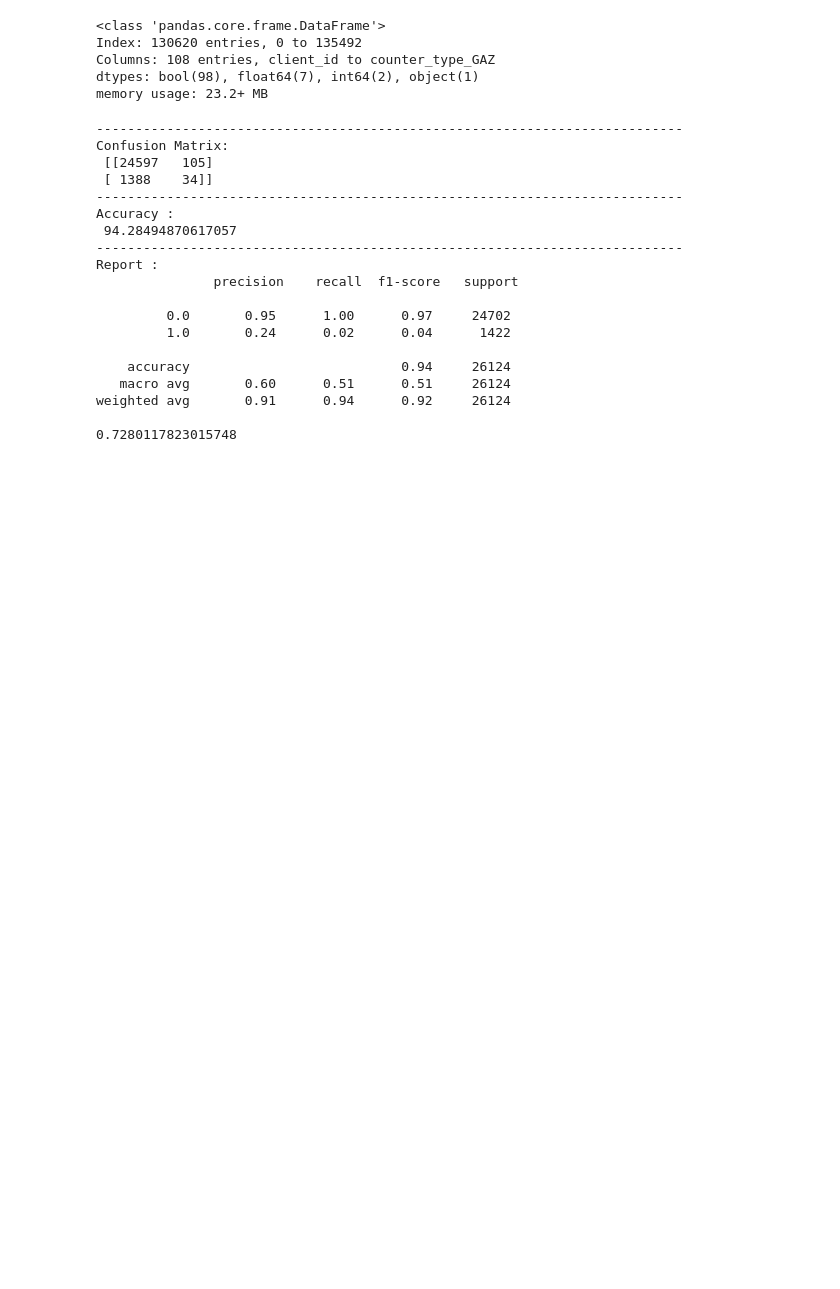
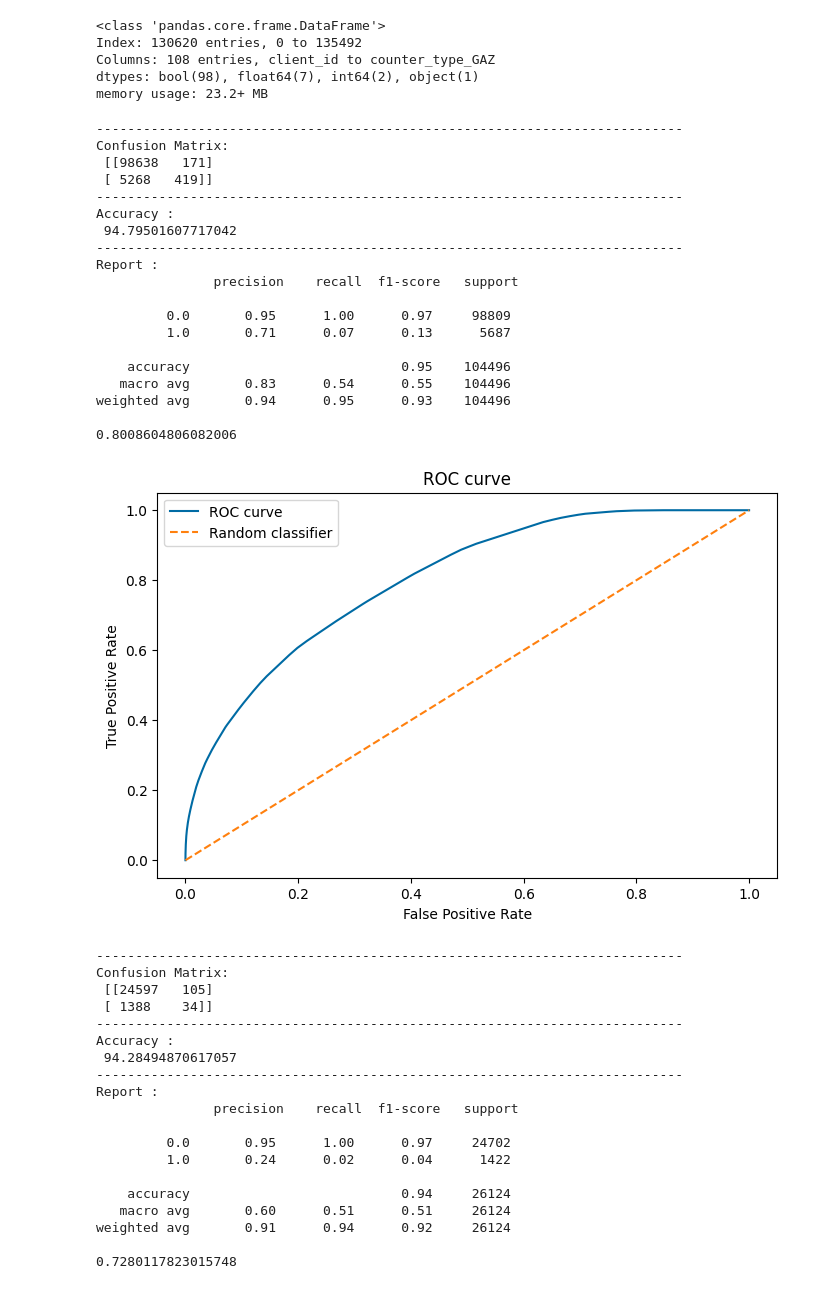
Before and after one commit to nikwilms/fraud-detection-electricity-gas-consumption, a Jupyter notebook: Fraud_detection_ML_team.ipynb, the cells around one changed output. Cells and saved outputs as stored; diff of their text form; code cells hidden in the pictures; blank space fills up the shorter version.

```diff
--- a/Fraud_detection_ML_team.ipynb
+++ b/Fraud_detection_ML_team.ipynb
@@ -180,6 +180,61 @@ dec_tree.fit(X_train, y_train)
 y_pred = dec_tree.predict(X_test)
 
 y_pred_proba = dec_tree.predict_proba(X_test)
+# %%
+# decision tree test
+
+y_pred_train = dec_tree.predict(X_train)
+
+y_pred_proba_train = dec_tree.predict_proba(X_train)
+# %%
+# evaluate train data set
+
+
+print("-----"*15)
+print("Confusion Matrix: \n",
+confusion_matrix(y_train, y_pred_train))
+
+print("-----"*15)
+print ("Accuracy : \n",
+accuracy_score(y_train, y_pred_train) * 100)
+
+print("-----"*15)
+print("Report : \n",
+classification_report(y_train, y_pred_train))
+
+print(roc_auc_score(y_train, y_pred_proba_train[:,1]))
+
+# plot roc curve
+
+fpr, tpr, thresholds = roc_curve(y_train, y_pred_proba_train[:,1])
+plt.plot(fpr, tpr, label='ROC curve')
+plt.plot([0, 1], [0, 1], linestyle='--', label='Random classifier')
+plt.xlabel('False Positive Rate')
+plt.ylabel('True Positive Rate')
+plt.title('ROC curve')
+plt.legend()
+plt.show()
+# %% [output]
+---------------------------------------------------------------------------
+Confusion Matrix:
+ [[98638   171]
+ [ 5268   419]]
+---------------------------------------------------------------------------
+Accuracy :
+ 94.79501607717042
+---------------------------------------------------------------------------
+Report :
+               precision    recall  f1-score   support
+
+         0.0       0.95      1.00      0.97     98809
+         1.0       0.71      0.07      0.13      5687
+
+    accuracy                           0.95    104496
+   macro avg       0.83      0.54      0.55    104496
+weighted avg       0.94      0.95      0.93    104496
+
+0.8008604806082006
+[figure, added]
 # %%
 # evaluate test tree
 
```
